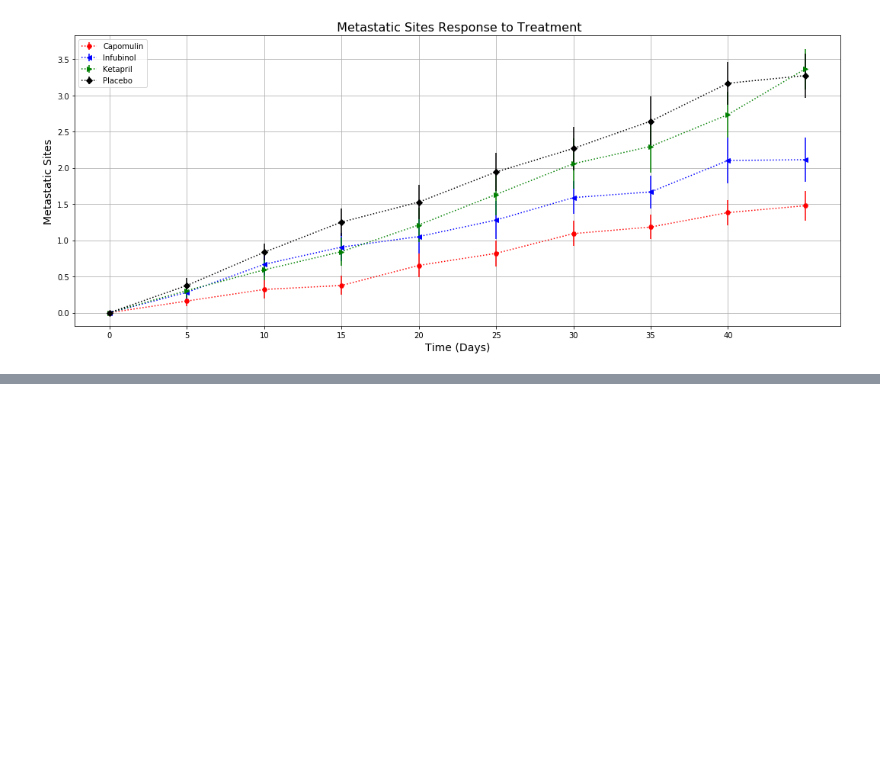
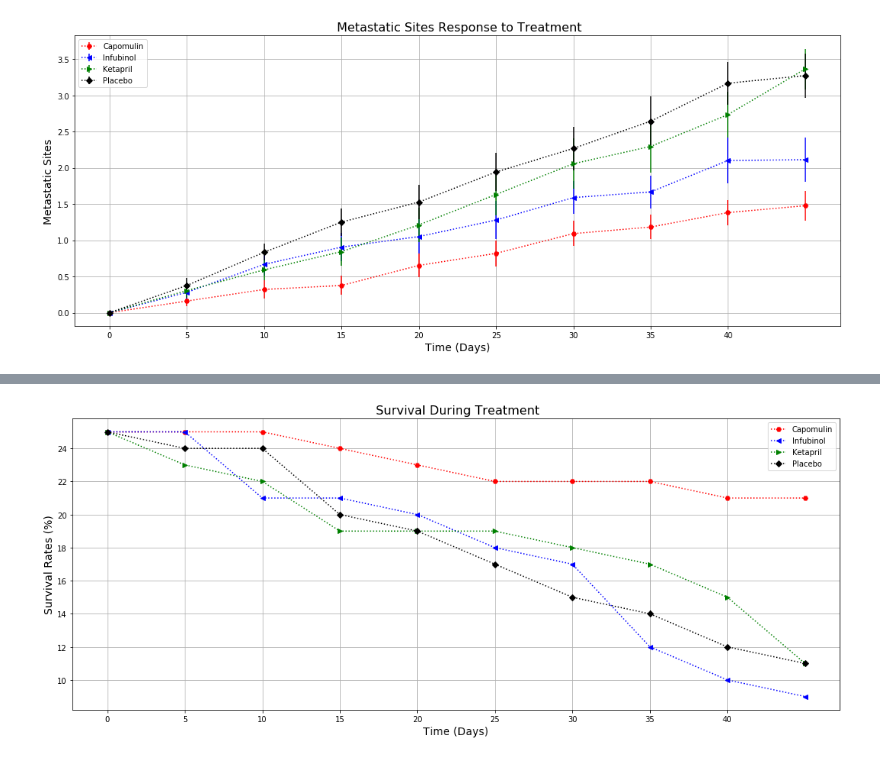
Before and after one commit to oscarzu/Matplotlib, a Jupyter notebook: Matplotlib .ipynb, the cells around one changed output, grey strips where cells are left out. Cells and saved outputs as stored; diff of their text form; code cells hidden in the pictures; blank space fills up the shorter version.

```diff
--- a/Matplotlib .ipynb
+++ b/Matplotlib .ipynb
@@ -192,3 +192,10 @@ plt.savefig('Metastatic Sites Response to Treatment.png',dpi=300)
 plt.show()
 # %% [output]
 [figure]
+# %%
+# Store the Count of Mice Grouped by Drug and Timepoint (W can pass any metric)
+mice_count = combined.groupby(['Drug', 'Timepoint'])['Mouse ID'].count()
+# Convert to DataFrame
+mice_count = pd.DataFrame(mice_count).reset_index()
+# Preview DataFrame
+mice_count.head()
@@ -194,0 +209,4 @@ plt.show()
+# %%
+#Create a pivot table to hold values for mouse count through time for each drug
+mice_count_change = mice_count.pivot(index = 'Timepoint', columns = 'Drug', values = 'Mouse ID')
+mice_count_change
@@ -194,0 +226,20 @@ plt.show()
+# %%
+#Plot # 3 for the surirval rate of mouse for each drug in the list over time
+fig3, ax3 = plt.subplots(figsize = (18, 7))
+
+#function to call the drugs in the list
+for drug in drugs:
+    plt.plot(mice_count_change.index, mice_count_change[drug], plot_drug[drug])
+ax3.legend(loc = 'best')
+
+#Set the plot details such as tick intervals, size and titles on x, y, and title.
+plt.grid(True)
+plt.title(' Survival During Treatment', fontsize = 16)
+plt.xlabel('Time (Days)', fontsize = 14)
+plt.ylabel('Survival Rates (%)', fontsize = 14)
+plt.xticks(np.arange(0, 45, 5))
+
+plt.savefig('Survival During Treatment.png')
+plt.show()
+# %% [output]
+[figure, added]
```
Also changed, not shown: parts of 3 cells of this notebook, 1 other file.
